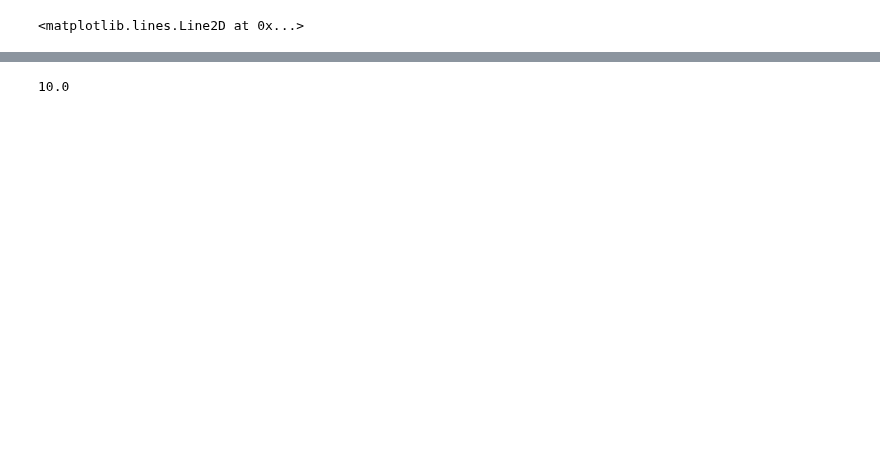
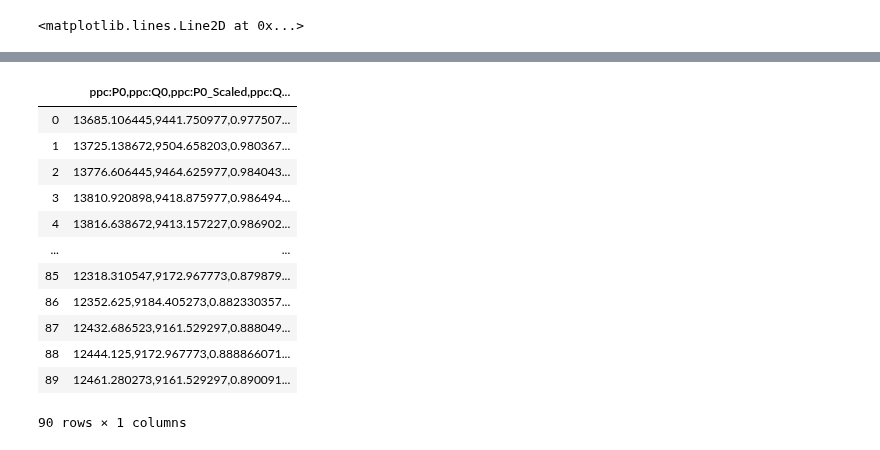
Before and after one commit to skont21/my_python_repository, a Jupyter notebook: plotly/Plot.ipynb, the cells around one changed output, grey strips where cells are left out. Saved outputs shown, nothing was run; the diff lists cells and outputs as text; code cells hidden in the pictures; blank space fills up the shorter version.

```diff
--- a/plotly/Plot.ipynb
+++ b/plotly/Plot.ipynb
@@ -242,4 +146,16 @@ else:
-# %%
-td
-# %% [output]
-10.0
+# %%
+data
+# %% [output]
+|  | ppc:P0,ppc:Q0,ppc:P0_Scaled,ppc:Q... |
+| 0 | 13685.106445,9441.750977,0.977507... |
+| 1 | 13725.138672,9504.658203,0.980367... |
+| 2 | 13776.606445,9464.625977,0.984043... |
+| 3 | 13810.920898,9418.875977,0.986494... |
+| 4 | 13816.638672,9413.157227,0.986902... |
+| ... | ... |
+| 85 | 12318.310547,9172.967773,0.879879... |
+| 86 | 12352.625,9184.405273,0.882330357... |
+| 87 | 12432.686523,9161.529297,0.888049... |
+| 88 | 12444.125,9172.967773,0.888866071... |
+| 89 | 12461.280273,9161.529297,0.890091... |
+90 rows × 1 columns
```
Also changed, not shown: parts of 27 cells of this notebook, 1 other file.
